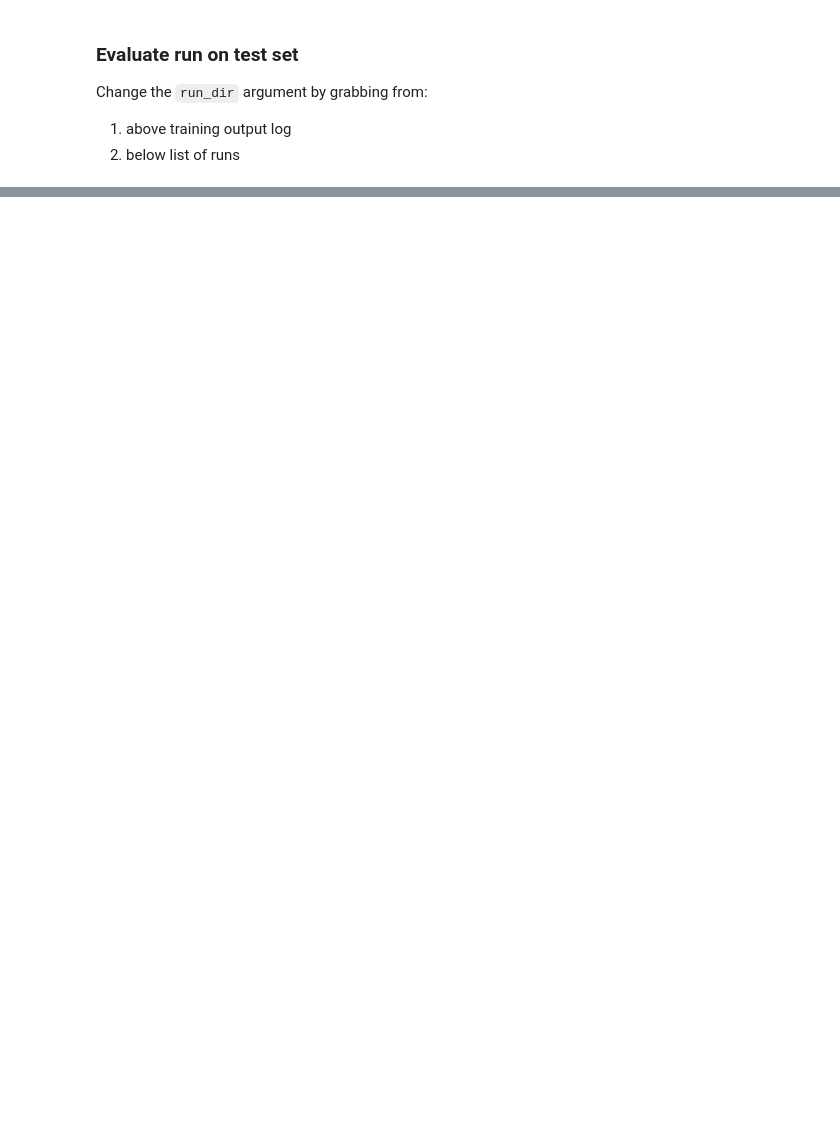
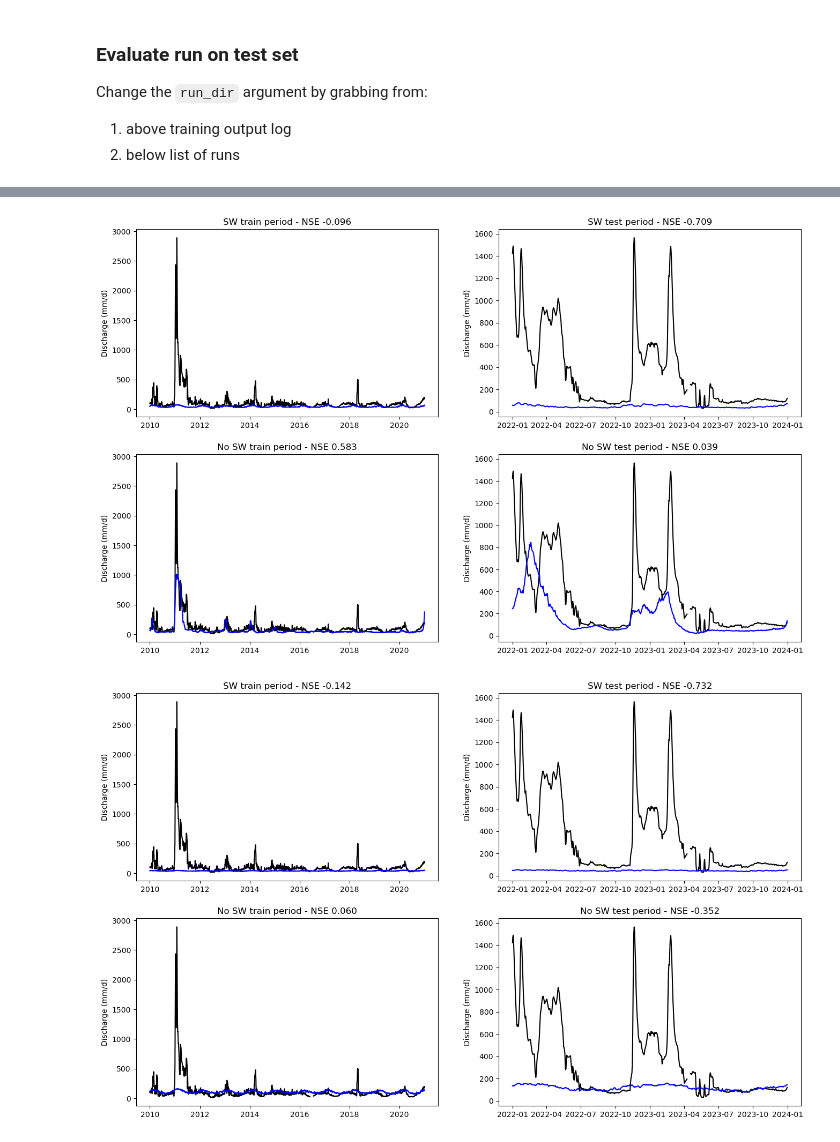
Before and after one commit to ascheliga/neuralhydrology, a Jupyter notebook: cygnss_models/EXP05_hiddenstates/base_case.ipynb, the cells around one changed output, grey strips where cells are left out. Saved outputs shown, nothing was run; the diff lists cells and outputs as text; code cells hidden in the pictures; blank space fills up the shorter version.

Commit message:
results plotting

```diff
--- a/cygnss_models/EXP05_hiddenstates/base_case.ipynb
+++ b/cygnss_models/EXP05_hiddenstates/base_case.ipynb
@@ -29,10 +29,9 @@ exp_runs
 # %%
-crb_20st_metrics = eval_wrapper.quick_eval(fp_no_sw='EXP05_general_no_sw_20_1408_202608',
-    fp_wi_sw='EXP05_general_wi_sw_20_1408_202148',
-    run_dir = all_runs_dir,
-    basin_key = '4152450')
-crb_256st_metrics = eval_wrapper.quick_eval(fp_no_sw='EXP05_general_no_sw_256_1408_202647',
-    fp_wi_sw='EXP05_general_wi_sw_256_1408_202219',
-    run_dir = all_runs_dir,
-    basin_key = '4152450')
+results_tuple_20st = eval_wrapper.quick_eval(fp_no_sw='EXP05_hiddenstate_no_sw_20_2108_154716',
+    fp_wi_sw='EXP05_hiddenstate_wi_sw_20_2108_112637',
+    run_dir = all_runs_dir)
+results_tuple_256st = eval_wrapper.quick_eval(fp_no_sw='EXP05_hiddenstate_no_sw_256_2108_155546',
+    fp_wi_sw='EXP05_hiddenstate_wi_sw_256_2108_135247',
+    run_dir = all_runs_dir)
+basin_IDs = list(results_tuple_20st[0].keys())
 # %% [output]
@@ -91,0 +56,6 @@ Loaded model results
+# %%
+eval_wrapper.quick_basin_plot(*results_tuple_20st, basin_key = '1159302');
+eval_wrapper.quick_basin_plot(*results_tuple_256st, basin_key = '1159302');
+# %% [output]
+[figure, added]
+[figure, added]
```
Also changed, not shown: parts of 8 cells of this notebook.
